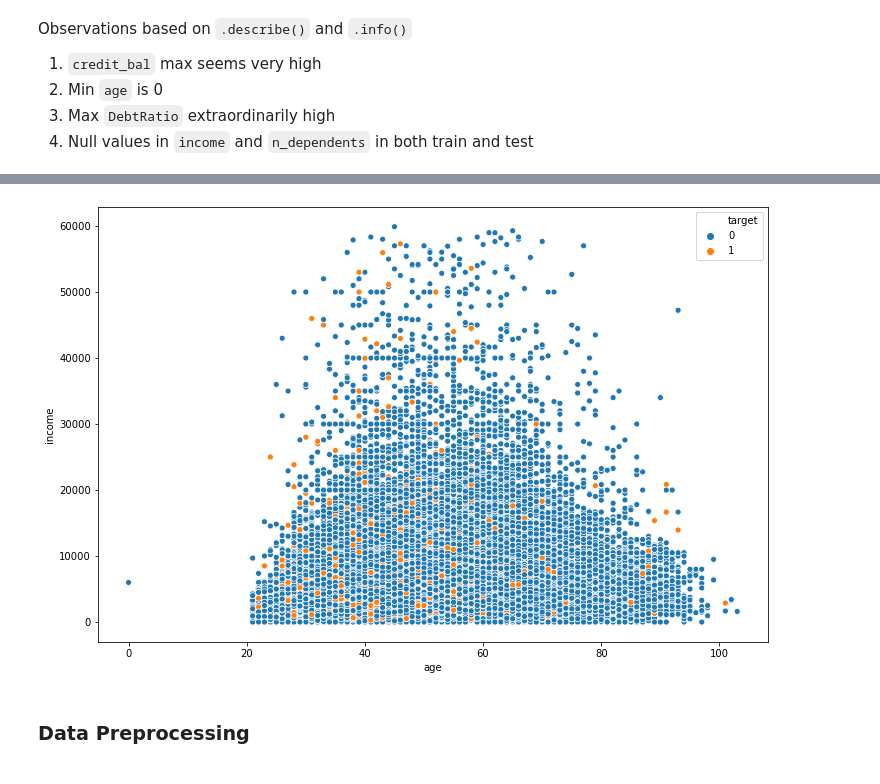
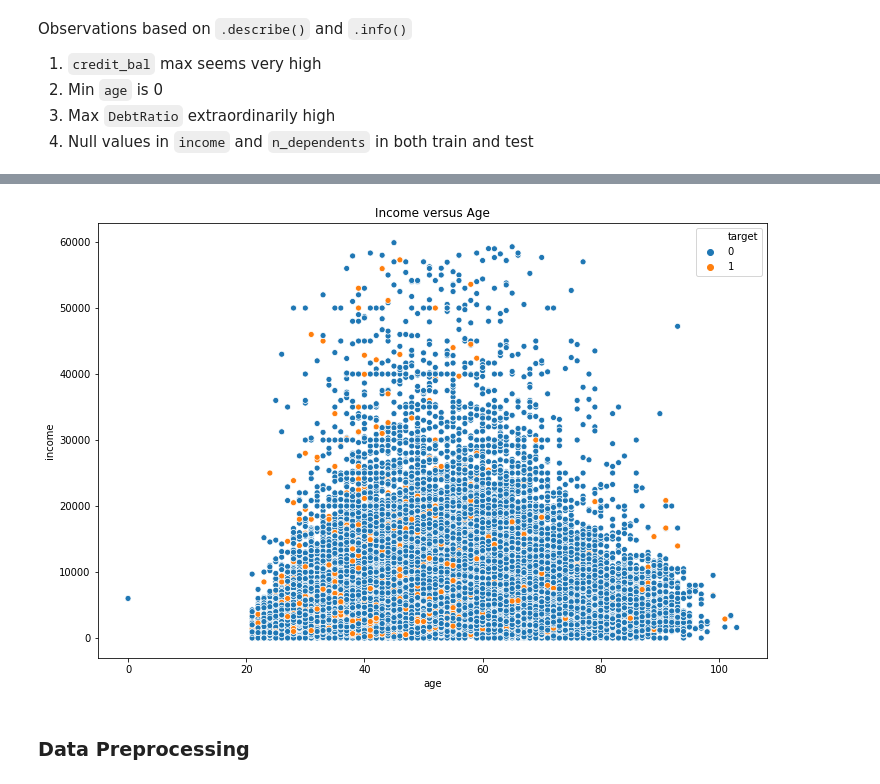
Before and after one commit to davidcjw/kaggle-give-me-some-credit, a Jupyter notebook: Exploratory Data Analysis.ipynb, the cells around one changed output, grey strips where cells are left out. Saved outputs shown, nothing was run; the diff lists cells and outputs as text; code cells hidden in the pictures.

```diff
--- a/Exploratory Data Analysis.ipynb
+++ b/Exploratory Data Analysis.ipynb
@@ -49,7 +59,6 @@ col_mapping = columns={
 
 train.rename(columns=col_mapping, inplace=True)
 test.rename(columns=col_mapping, inplace=True)
-train.drop(columns=["Id"], inplace=True)
 test.drop(columns=["target"], inplace=True)
 # %% [markdown]
 ### EDA
@@ -238,10 +252,11 @@ plt.show()
 # %%
 # Hypothesis 2: People with higher age are less likely to default
 plt.figure(figsize=(12, 8))
 sns.scatterplot(x='age', y='income', hue='target', data=train.query("DebtRatio < 100 & income < 60000"))
+plt.title("Income versus Age")
 plt.show()
 # %% [output]
-[figure, old version]
+[figure, new version]
 # %% [markdown]
 ### Data Preprocessing
 # %%
```
Also changed, not shown: parts of 27 cells of this notebook, 1 other file.
